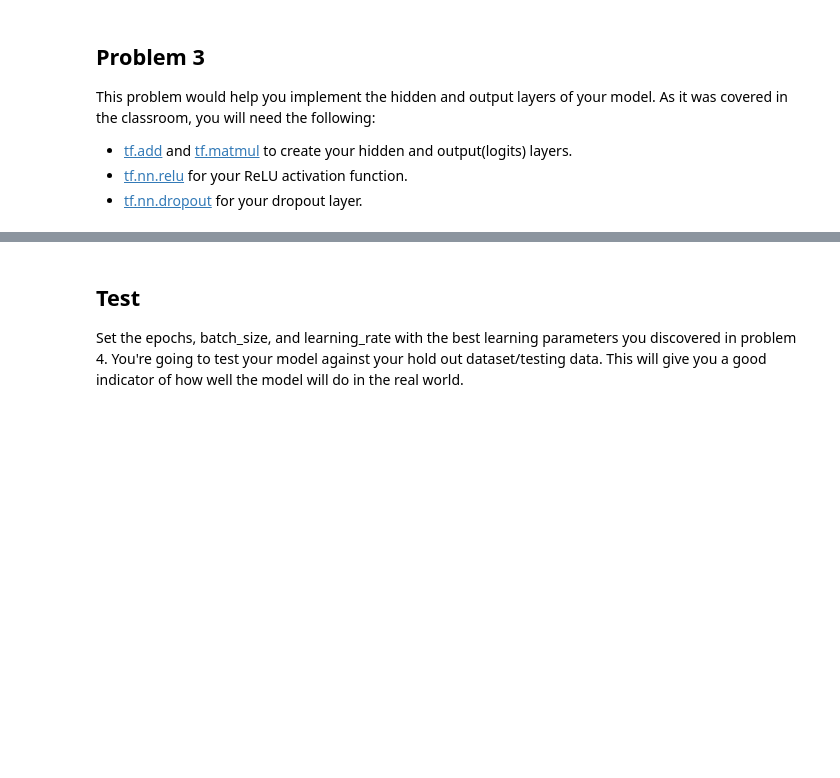
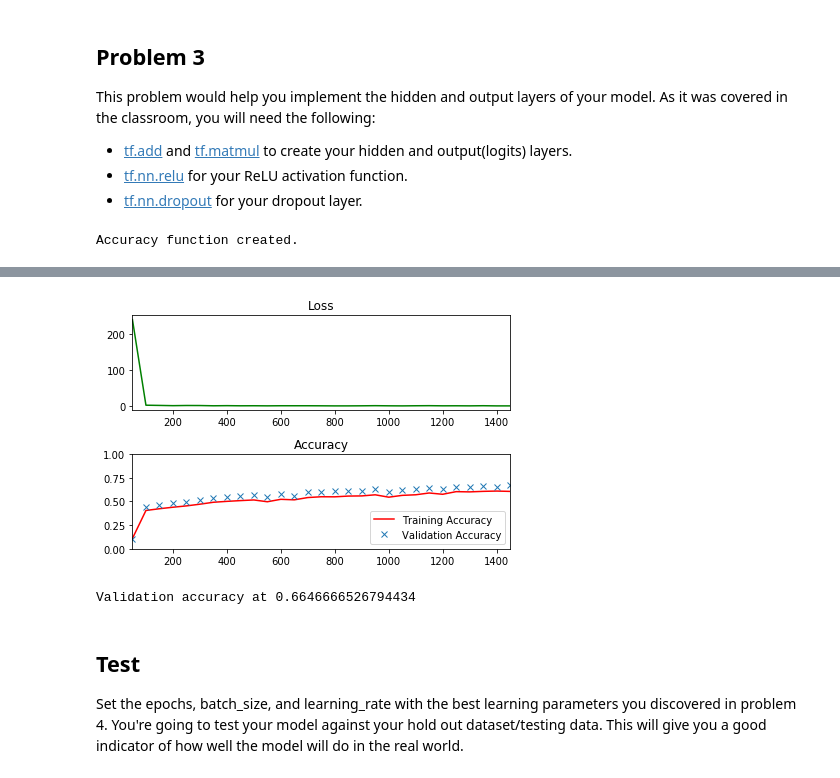
Before and after one commit to BrettGleason/RoboND-DNN-Lab, a Jupyter notebook: DNN_lab.ipynb, the cells around one changed output, grey strips where cells are left out. Drawn from its saved outputs; the diff is of its cells as text; code cells hidden in the pictures; blank space fills up the shorter version.

Commit message:
feat: Complete problems 2-4
Create tensors, create hidden layer, tune hyperparameters

```diff
--- a/DNN_lab.ipynb
+++ b/DNN_lab.ipynb
@@ -258,18 +260,18 @@ features_count = 784
 labels_count = 10
 
 # TODO: Set the hidden layer width. You can try different widths for different layers and experiment.
-hidden_layer_width = None
+hidden_layer_width = 256
 
 # TODO: Set the features, labels, and keep_prob tensors
-features = None
-labels = None
-keep_prob = None
+features = tf.placeholder(tf.float32)
+labels = tf.placeholder(tf.float32)
+keep_prob = tf.placeholder(tf.float32)
 
 
 # TODO: Set the list of weights and biases tensors based on number of layers
-weights = []
+weights = [tf.Variable(tf.truncated_normal((features_count, hidden_layer_width))), tf.Variable(tf.truncated_normal((hidden_layer_width, labels_count)))]
 
-biases = []
+biases = [tf.Variable(tf.zeros(hidden_layer_width)), tf.Variable(tf.zeros(labels_count))]
 
 
 
@@ -300,10 +302,12 @@ This problem would help you implement the hidden and output layers of your model
 - [tf.nn.dropout](https://www.tensorflow.org/api_docs/python/tf/nn/dropout) for your dropout layer.
 # %%
 # TODO: Hidden Layers with ReLU Activation and dropouts. "features" would be the input to the first layer.
-hidden_layer_1 = None
+hidden_layer_1 = tf.add(tf.matmul(features, weights[0]), biases[0])
+hidden_layer_1 = tf.nn.relu(hidden_layer_1)
+hidden_layer_1 = tf.nn.dropout(hidden_layer_1, keep_prob)
 
 # TODO: Output layer
-logits = None
+logits = tf.add(tf.matmul(hidden_layer_1, weights[1]), biases[1])
 # %%
 ### DON'T MODIFY ANYTHING BELOW ###
 
@@ -321,6 +325,8 @@ is_correct_prediction = tf.equal(tf.argmax(prediction, 1), tf.argmax(labels, 1))
 accuracy = tf.reduce_mean(tf.cast(is_correct_prediction, tf.float32))
 
 print('Accuracy function created.')
+# %% [output]
+Accuracy function created.
 # %% [markdown]
 <img src="image/learn_rate_tune.png" style="height: 60%;width: 60%">
 ## Problem 4
@@ -329,10 +335,10 @@ In the previous lab for a single Neural Network, you attempted several different
 You have another hyperparameter to tune now, however. Set the value for keep_probability and observe how it affects your results.
 # %%
 # TODO: Find the best parameters for each configuration
-epochs = None
-batch_size = None
-learning_rate = None
-keep_probability = None
+epochs = 1
+batch_size = 100
+learning_rate = 0.2
+keep_probability = 0.8
 
 
 
@@ -378,33 +384,36 @@ with tf.Session() as session:
                                                                      labels: train_labels, keep_prob: keep_probability})
                 validation_accuracy = session.run(accuracy, feed_dict={features: valid_features,
                                                                      labels: valid_labels, keep_prob: 1.0})
 
                 # Log batches
                 previous_batch = batches[-1] if batches else 0
                 batches.append(log_batch_step + previous_batch)
                 loss_batch.append(l)
                 train_acc_batch.append(training_accuracy)
                 valid_acc_batch.append(validation_accuracy)
 
         # Check accuracy against Validation data
         validation_accuracy = session.run(accuracy, feed_dict={features: valid_features,
                                                                      labels: valid_labels, keep_prob: 1.0})
 
 loss_plot = plt.subplot(211)
 loss_plot.set_title('Loss')
 loss_plot.plot(batches, loss_batch, 'g')
 loss_plot.set_xlim([batches[0], batches[-1]])
 acc_plot = plt.subplot(212)
 acc_plot.set_title('Accuracy')
 acc_plot.plot(batches, train_acc_batch, 'r', label='Training Accuracy')
 acc_plot.plot(batches, valid_acc_batch, 'x', label='Validation Accuracy')
 acc_plot.set_ylim([0, 1.0])
 acc_plot.set_xlim([batches[0], batches[-1]])
 acc_plot.legend(loc=4)
 plt.tight_layout()
 plt.show()
 
 print('Validation accuracy at {}'.format(validation_accuracy))
+# %% [output]
+[figure, added]
+Validation accuracy at 0.6646666526794434
 # %% [markdown]
 ## Test
 Set the epochs, batch_size, and learning_rate with the best learning parameters you discovered in problem 4.  You're going to test your model against your hold out dataset/testing data.  This will give you a good indicator of how well the model will do in the real world.
```
Also changed, not shown: parts of 1 cell of this notebook.
